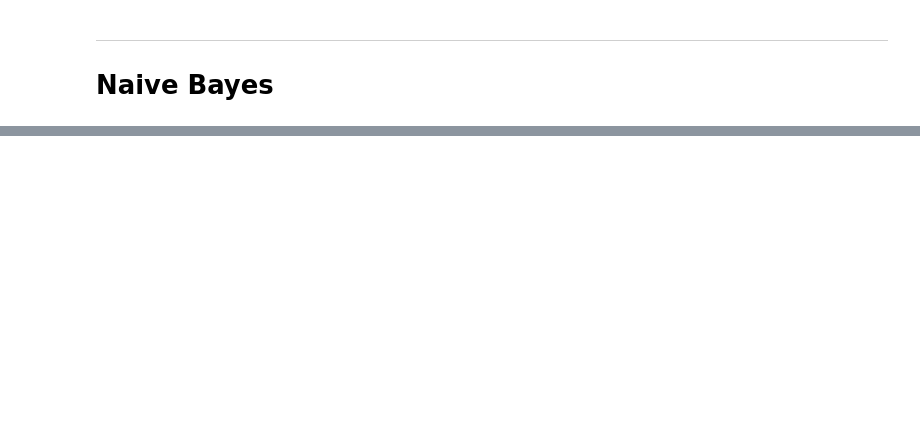
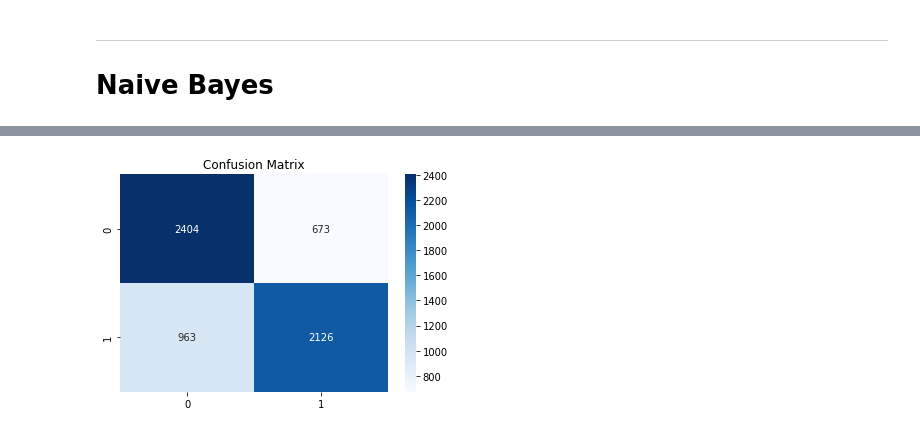
Before and after one commit to j-ranasinghe/Detect-Radiation-Type-using-KNN-and-Naive-Bayes, a Jupyter notebook: KNN and Naive bayes models.ipynb, the cells around one changed output, grey strips where cells are left out. Cells and saved outputs as stored; diff of their text form; code cells hidden in the pictures; blank space fills up the shorter version.

```diff
--- a/KNN and Naive bayes models.ipynb
+++ b/KNN and Naive bayes models.ipynb
@@ -140,0 +181,2 @@ weighted avg       0.71      0.72      0.70      3804
+# %%
+y_pred1 = bnb.predict(X_test)
@@ -140,0 +195,7 @@ weighted avg       0.71      0.72      0.70      3804
+# %%
+conf_matrix = confusion_matrix(y_test, y_pred1) # calculate the confusion matrix
+sns.heatmap(conf_matrix, annot=True, cmap="Blues", fmt="d")
+plt.title("Confusion Matrix")
+plt.show()
+# %% [output]
+[figure, added]
```
Also changed, not shown: parts of 38 cells of this notebook.
